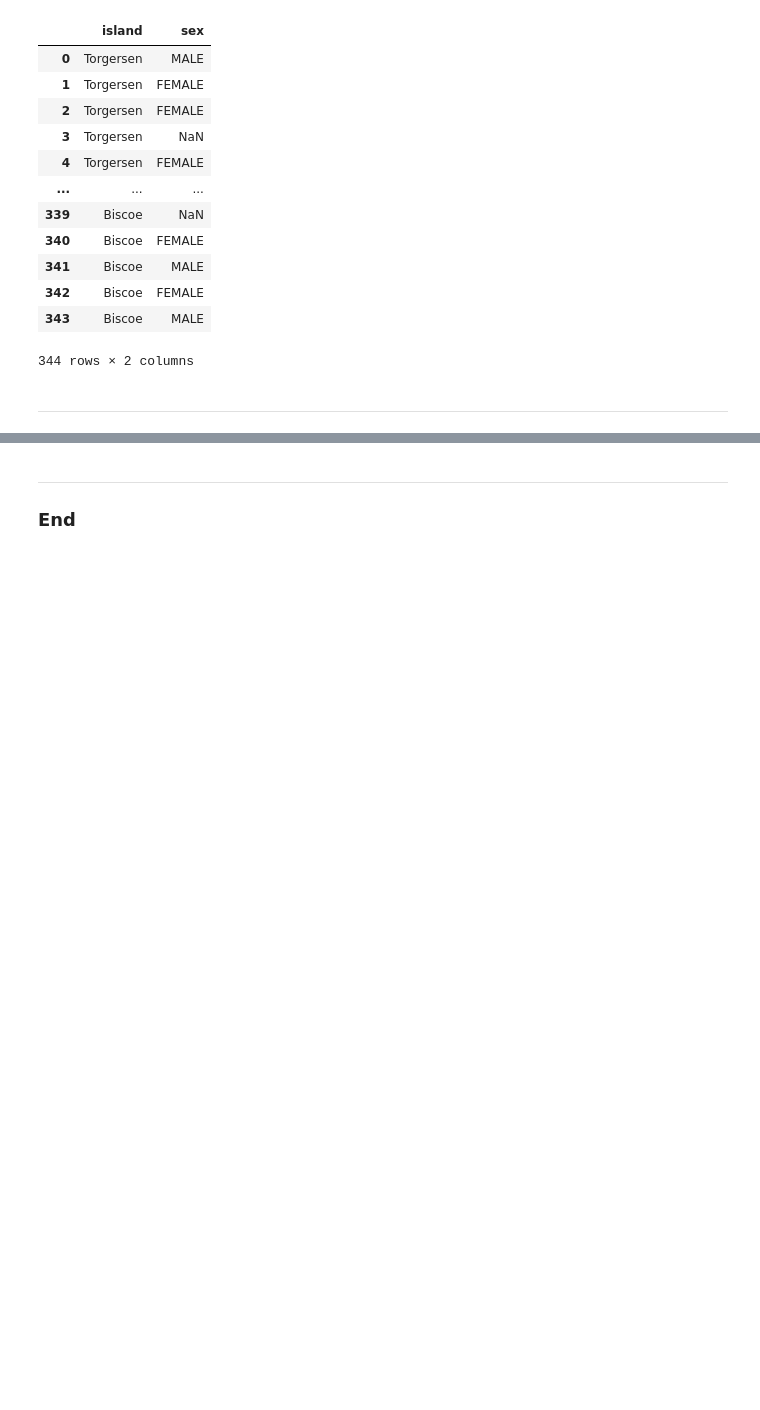
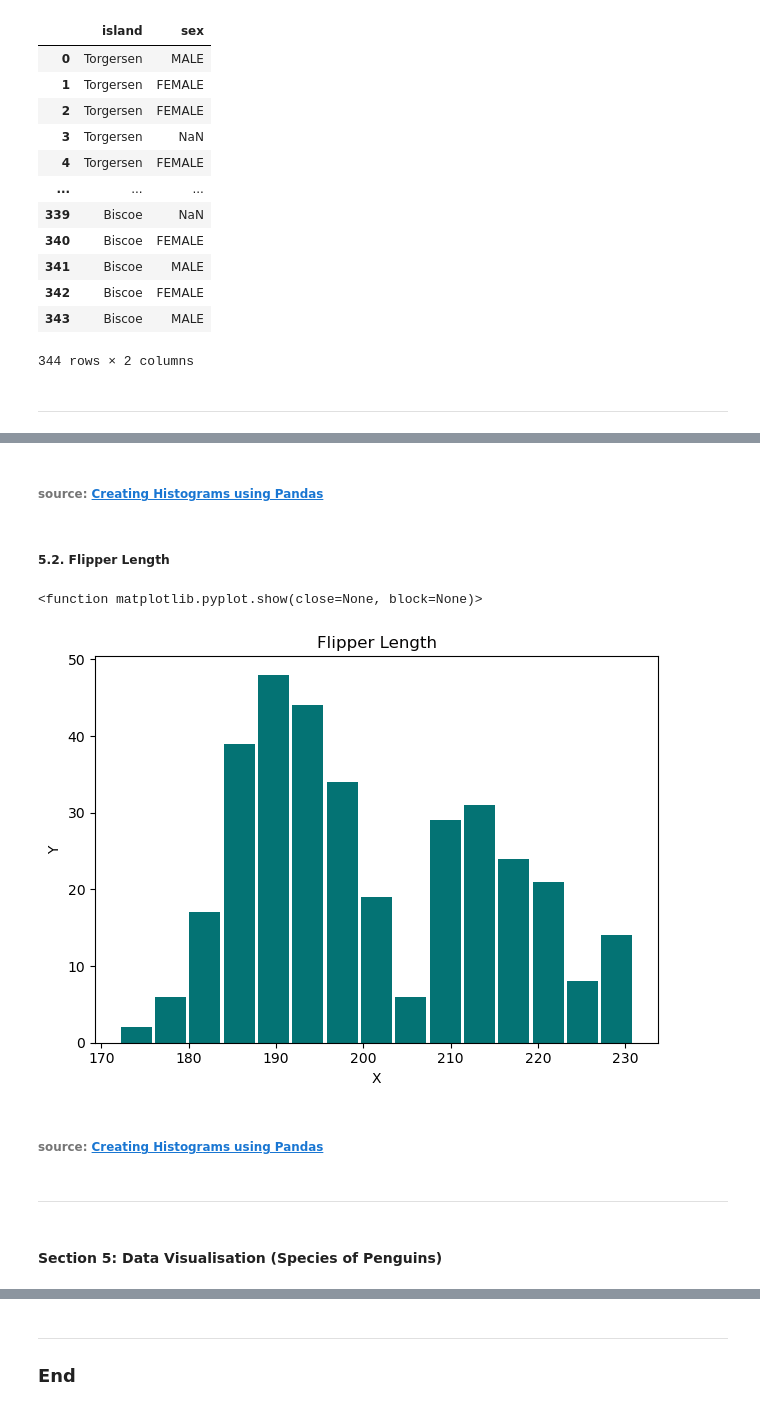
Before and after one commit to galto4/mywork, a Jupyter notebook: penguins.ipynb, the cells around one changed output, grey strips where cells are left out. Saved outputs shown, nothing was run; the diff lists cells and outputs as text; code cells hidden in the pictures; blank space fills up the shorter version.

```diff
--- a/penguins.ipynb
+++ b/penguins.ipynb
@@ -238,0 +246,20 @@ $\bar{x} = \frac{\sum_{i=0}^{n-1} x_i}{n}$
+# %% [markdown]
+###### source: [Creating Histograms using Pandas](https://mode.com/example-gallery/python_histogram)
+# %% [markdown]
+##### <b>5.2. Flipper Length</b>
+# %%
+df.hist(column='flipper_length_mm', bins=15, color='#047374', rwidth=0.9, grid=False)
+plt.title("Flipper Length", size=12, color="#060505")
+plt.xlabel('X')
+plt.ylabel('Y')
+plt.tight_layout()
+plt.show
+# %% [output]
+<function matplotlib.pyplot.show(close=None, block=None)>
+[figure, added]
+# %% [markdown]
+###### source: [Creating Histograms using Pandas](https://mode.com/example-gallery/python_histogram)
+# %% [markdown]
+***
+# %% [markdown]
+#### <b>Section 5: Data Visualisation (Species of Penguins)</b><a class="anchor" id="section6"></a>
```
Also changed, not shown: parts of 47 cells of this notebook, 2 other files.
